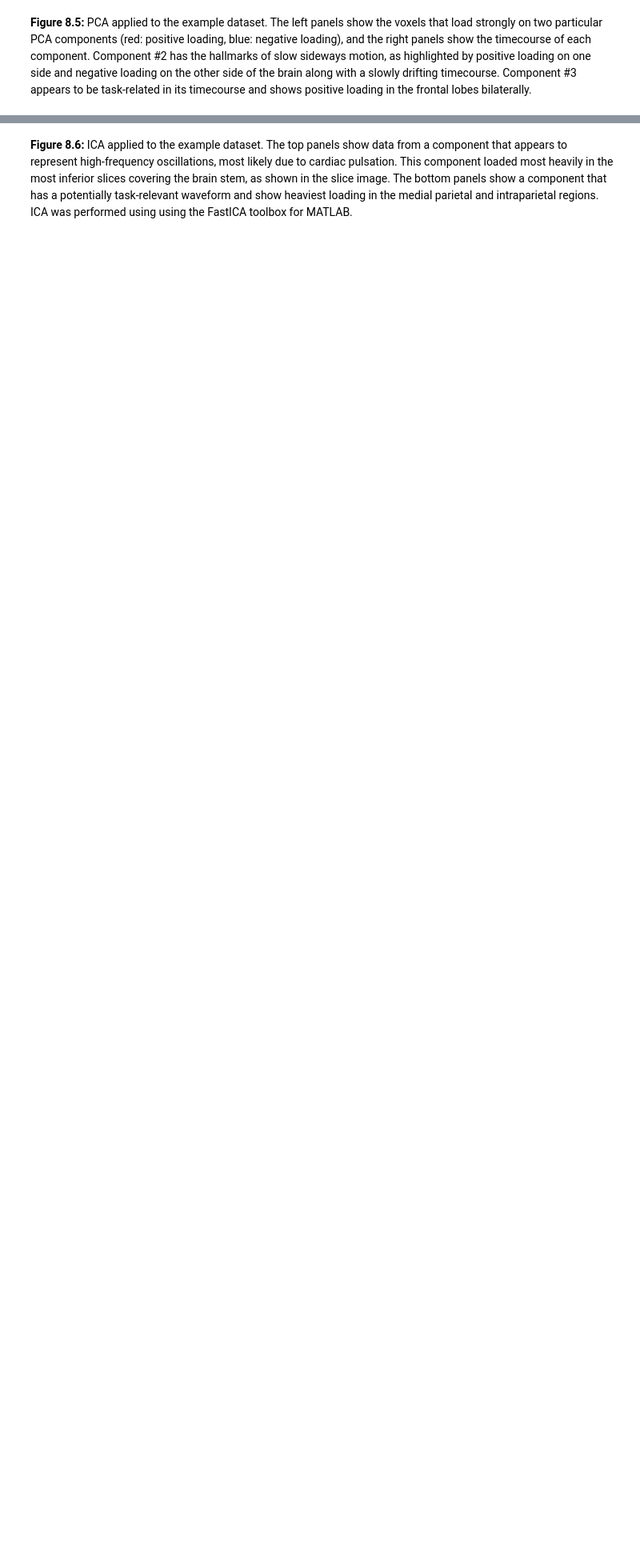
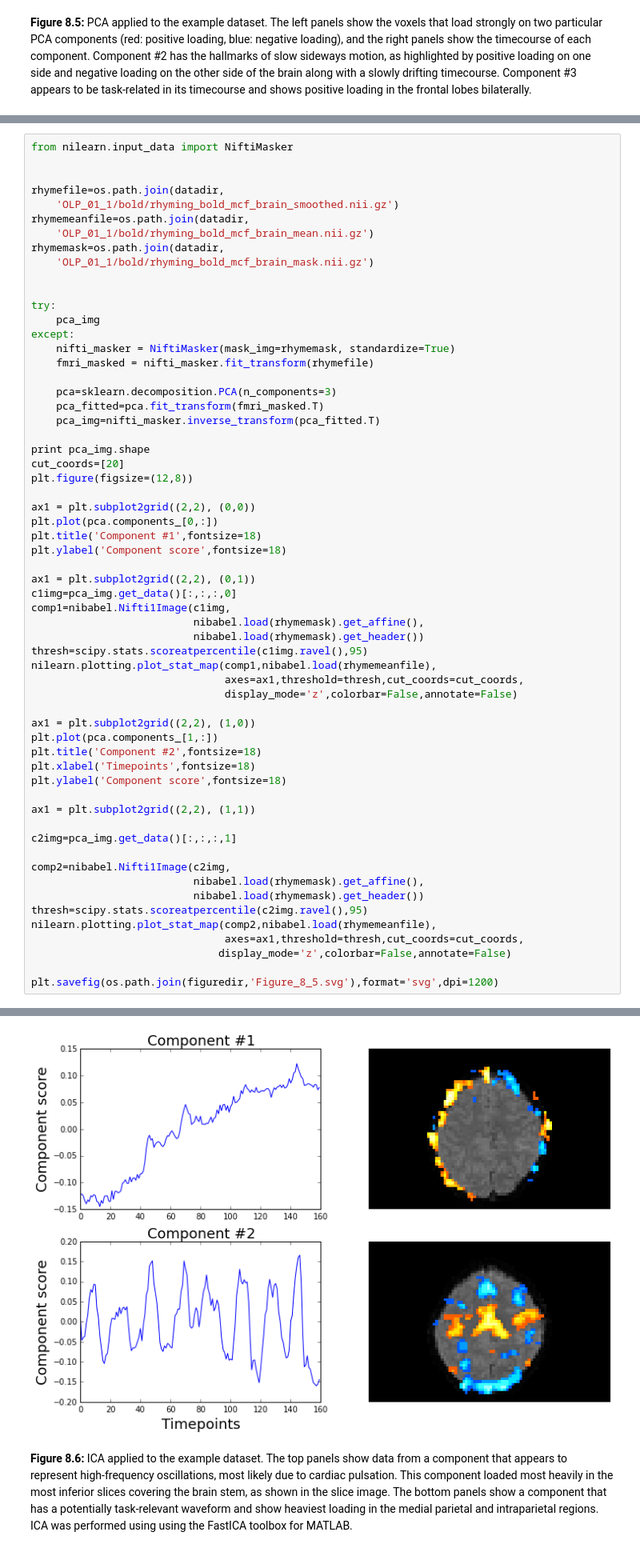
Before and after one commit to poldrack/fmri-handbook-2e-code, a Jupyter notebook: notebooks/Chapter8-Connectivity/Chapter8-Connectivity.ipynb, the cells around one changed output, grey strips where cells are left out. Shown at 80% size. Drawn from its saved outputs; the diff is of its cells as text; blank space fills up the shorter version.

```diff
--- a/notebooks/Chapter8-Connectivity/Chapter8-Connectivity.ipynb
+++ b/notebooks/Chapter8-Connectivity/Chapter8-Connectivity.ipynb
@@ -118,3 +180,64 @@ __Figure 8.5:__ PCA applied to the example dataset. The left panels show the vox
 WImage(filename=os.path.join(orig_figuredir,'Figure_8_5.pdf'))
 # %% [output]
 [figure]
+# %%
+from nilearn.input_data import NiftiMasker
+
+
+rhymefile=os.path.join(datadir,
+    'OLP_01_1/bold/rhyming_bold_mcf_brain_smoothed.nii.gz')
+rhymemeanfile=os.path.join(datadir,
+    'OLP_01_1/bold/rhyming_bold_mcf_brain_mean.nii.gz')
+rhymemask=os.path.join(datadir,
+    'OLP_01_1/bold/rhyming_bold_mcf_brain_mask.nii.gz')
+
+
+try:
+    pca_img
+except:
+    nifti_masker = NiftiMasker(mask_img=rhymemask, standardize=True)
+    fmri_masked = nifti_masker.fit_transform(rhymefile)
+
+    pca=sklearn.decomposition.PCA(n_components=3)
+    pca_fitted=pca.fit_transform(fmri_masked.T)
+    pca_img=nifti_masker.inverse_transform(pca_fitted.T)
+
+print pca_img.shape
+cut_coords=[20]
+plt.figure(figsize=(12,8))
+
+ax1 = plt.subplot2grid((2,2), (0,0))
+plt.plot(pca.components_[0,:])
+plt.title('Component #1',fontsize=18)
+plt.ylabel('Component score',fontsize=18)
+
+ax1 = plt.subplot2grid((2,2), (0,1))
+c1img=pca_img.get_data()[:,:,:,0]
+comp1=nibabel.Nifti1Image(c1img,
+                          nibabel.load(rhymemask).get_affine(),
+                          nibabel.load(rhymemask).get_header())
+thresh=scipy.stats.scoreatpercentile(c1img.ravel(),95)
+nilearn.plotting.plot_stat_map(comp1,nibabel.load(rhymemeanfile),
+                               axes=ax1,threshold=thresh,cut_coords=cut_coords,
+                               display_mode='z',colorbar=False,annotate=False)
+
+ax1 = plt.subplot2grid((2,2), (1,0))
+plt.plot(pca.components_[1,:])
+plt.title('Component #2',fontsize=18)
+plt.xlabel('Timepoints',fontsize=18)
+plt.ylabel('Component score',fontsize=18)
+
+ax1 = plt.subplot2grid((2,2), (1,1))
+
+c2img=pca_img.get_data()[:,:,:,1]
+
+comp2=nibabel.Nifti1Image(c2img,
+                          nibabel.load(rhymemask).get_affine(),
+                          nibabel.load(rhymemask).get_header())
+thresh=scipy.stats.scoreatpercentile(c2img.ravel(),95)
+nilearn.plotting.plot_stat_map(comp2,nibabel.load(rhymemeanfile),
+                               axes=ax1,threshold=thresh,cut_coords=cut_coords,
+                              display_mode='z',colorbar=False,annotate=False)
+
+plt.savefig(os.path.join(figuredir,'Figure_8_5.svg'),format='svg',dpi=1200)
+# %% [output]
@@ -121,3 +245,4 @@ WImage(filename=os.path.join(orig_figuredir,'Figure_8_5.pdf'))
+[figure, added]
 # %% [markdown]
 __Figure 8.6:__ ICA applied to the example dataset. The top panels show data from a component that appears to represent high-frequency oscillations, most likely due to cardiac pulsation. This component loaded most heavily in the most inferior slices covering the brain stem, as shown in the slice image. The bottom panels show a component that has a potentially task-relevant waveform and show heaviest loading in the medial parietal and intraparietal regions. ICA was performed using using the FastICA toolbox for MATLAB.
 # %%
```
Also changed, not shown: parts of 5 cells of this notebook.
